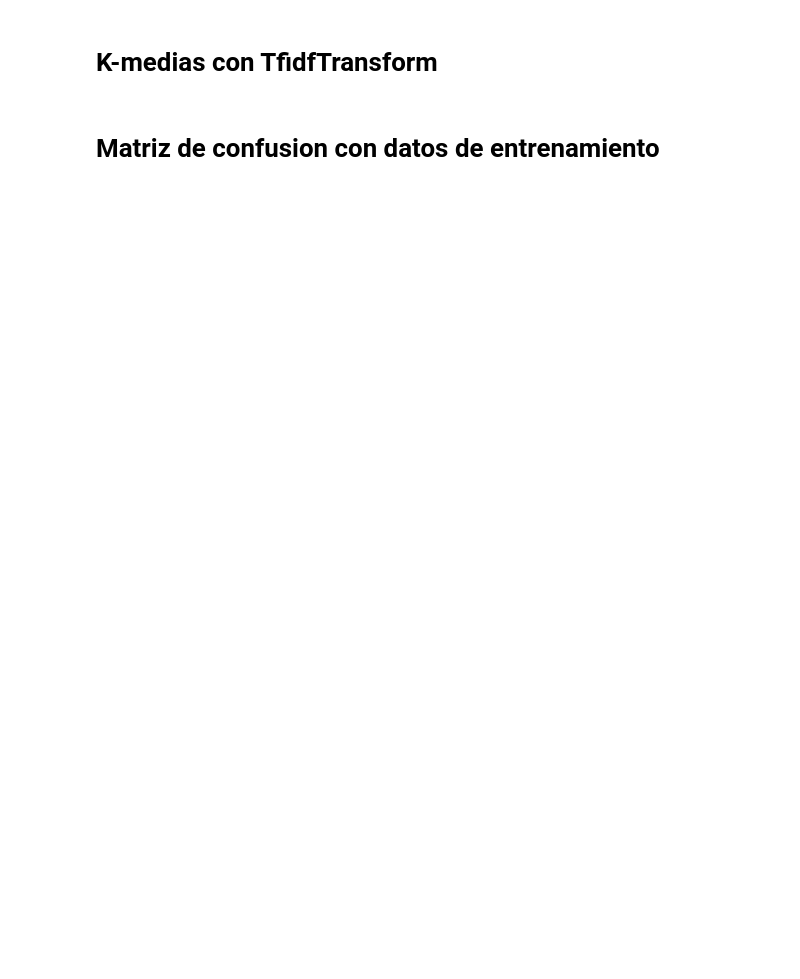
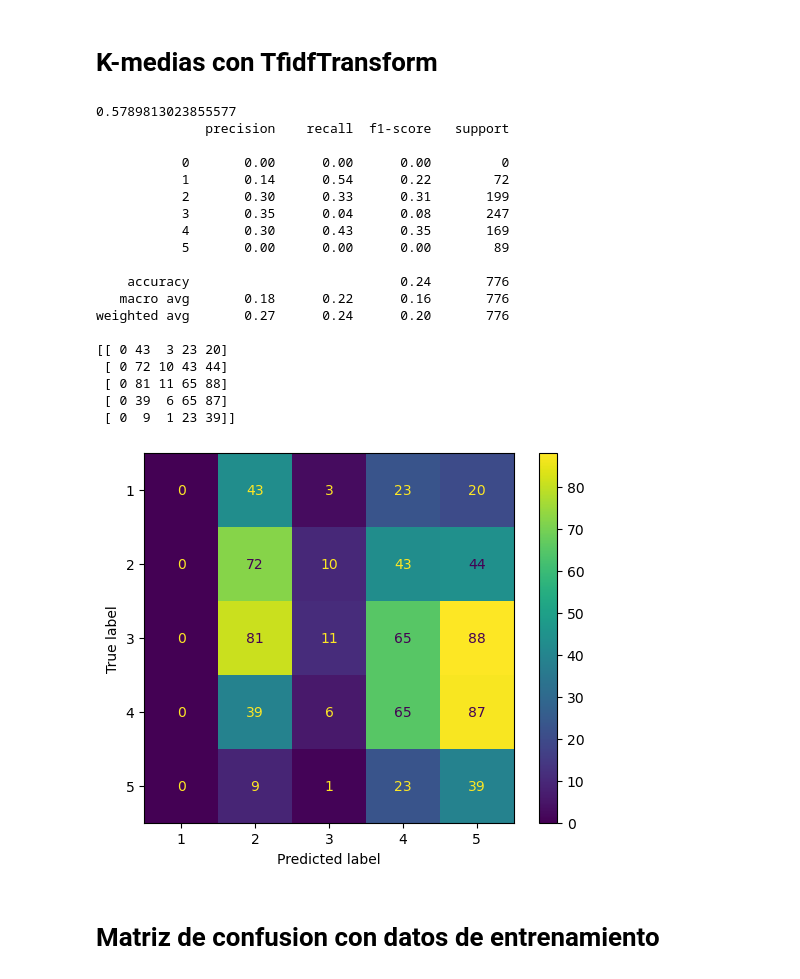
Before and after one commit to svroo/PNL-Escom, a Jupyter notebook: Joder es cine/cine.ipynb, the cells around one changed output. Drawn from its saved outputs; the diff is of its cells as text; code cells hidden in the pictures; blank space fills up the shorter version.

```diff
--- a/Joder es cine/cine.ipynb
+++ b/Joder es cine/cine.ipynb
@@ -273,15 +576,36 @@ plt.show()
 # %%
 km = KMeans(n_clusters= 5).fit(X_train)
 predicted= km.predict(X_test) # 0:Overcast, 2:Mild
 print(accuracy_score(y_train, y_predict))
 
 # target_names = list(map(str, [1,2,3,4,5]))
-print(classification_report(y_train, y_predict))
-cm = confusion_matrix(y_train, y_predict, labels=[5,4,3,2,1])
+print(classification_report(y_test, predicted))
+cm = confusion_matrix(y_test, predicted, labels=[5,4,3,2,1])
 print(cm)
 disp = ConfusionMatrixDisplay(confusion_matrix=cm, display_labels=target_names)
 disp.plot()
 plt.show()
+# %% [output]
+0.5789813023855577
+              precision    recall  f1-score   support
+
+           0       0.00      0.00      0.00         0
+           1       0.14      0.54      0.22        72
+           2       0.30      0.33      0.31       199
+           3       0.35      0.04      0.08       247
+           4       0.30      0.43      0.35       169
+           5       0.00      0.00      0.00        89
+
+    accuracy                           0.24       776
+   macro avg       0.18      0.22      0.16       776
+weighted avg       0.27      0.24      0.20       776
+
+[[ 0 43  3 23 20]
+ [ 0 72 10 43 44]
+ [ 0 81 11 65 88]
+ [ 0 39  6 65 87]
+ [ 0  9  1 23 39]]
+[figure, added]
 # %% [markdown]
 # Matriz de confusion con datos de entrenamiento
 # %%
```
Also changed, not shown: parts of 24 cells of this notebook.
